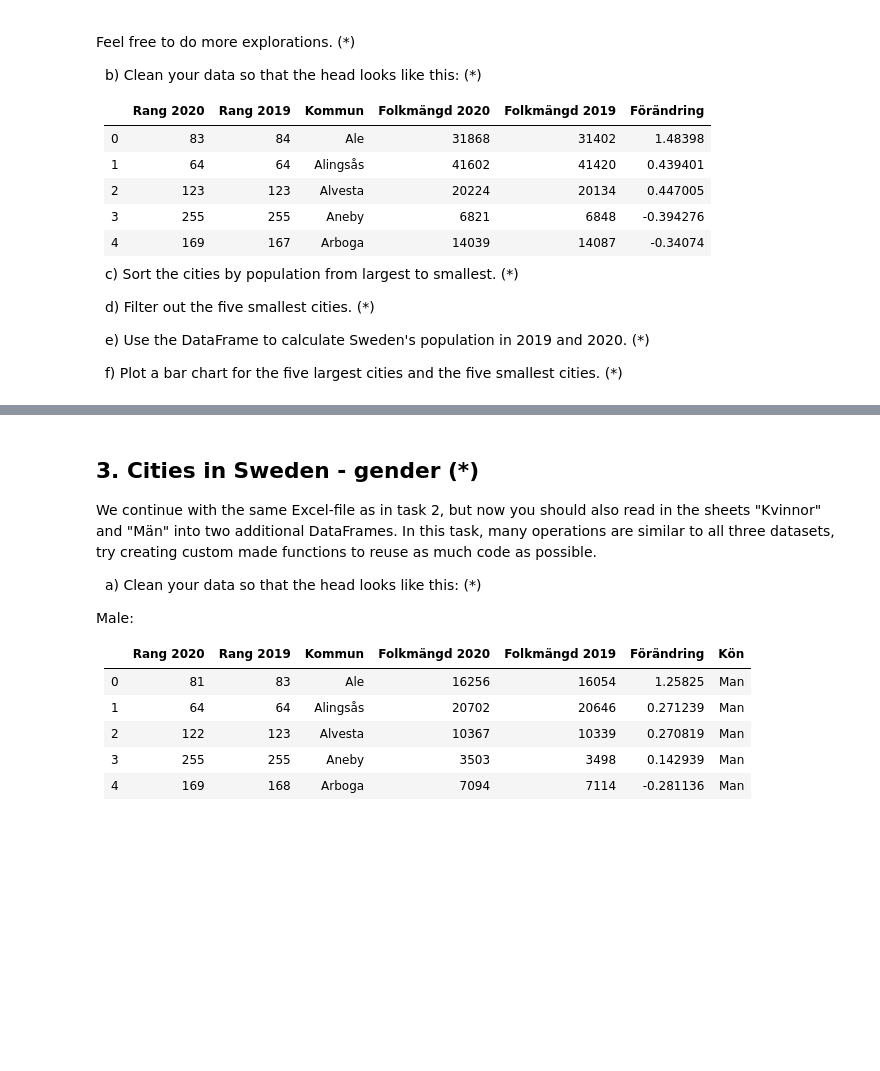
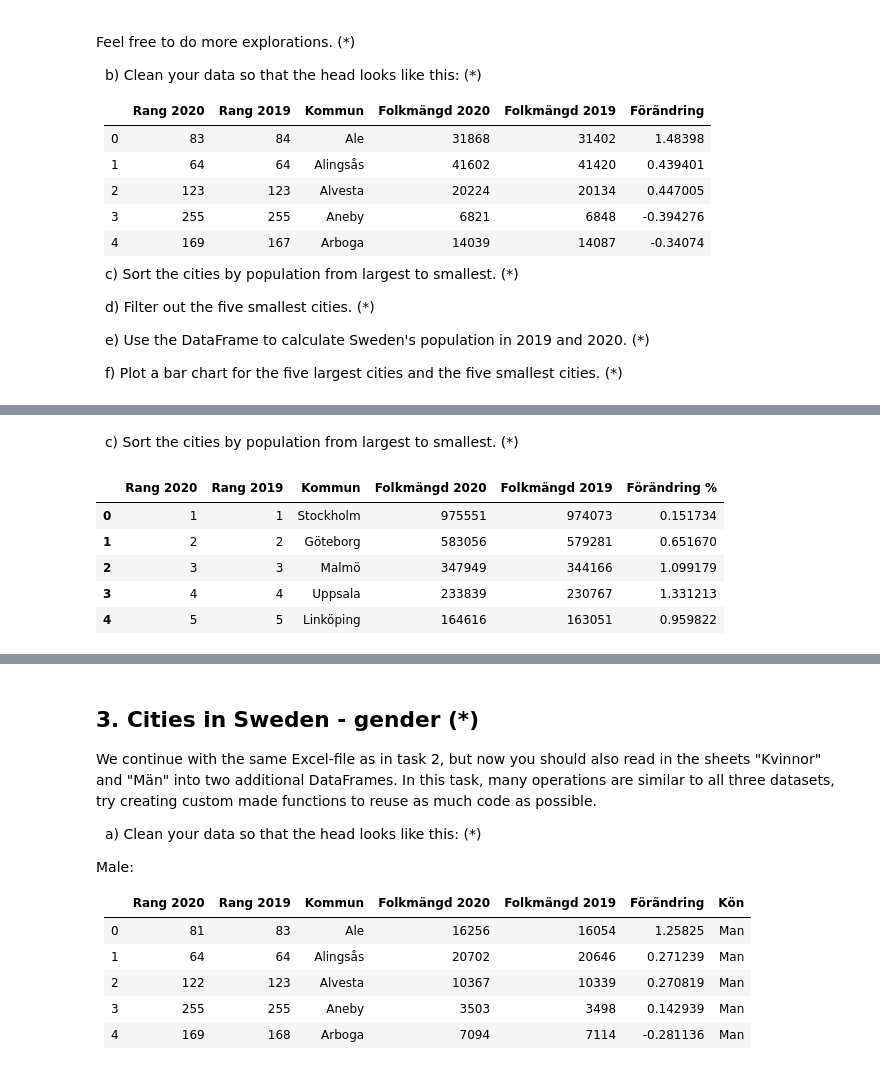
Before and after one commit to JoelOscarsson/Databehandling-JoelOscarsson, a Jupyter notebook: Assignments/L1-Pandas-b-syntax.ipynb, the cells around one changed output, grey strips where cells are left out. Drawn from its saved outputs; the diff is of its cells as text; code cells hidden in the pictures; blank space fills up the shorter version.

```diff
--- a/Assignments/L1-Pandas-b-syntax.ipynb
+++ b/Assignments/L1-Pandas-b-syntax.ipynb
@@ -224,0 +283,16 @@ Feel free to do more explorations. (*)
+# %% [markdown]
+&nbsp; c) Sort the cities by population from largest to smallest. (*)
+# %%
+df2_sorted = df2.sort_values(by="Rang 2020", ascending = True, ignore_index=True)   # Same as i did in the first assignment, but added ignore_index = True
+
+# ignore_index gör så att du kan kontrollera det nya registret(indexet) av den nya outputen. Default är false. Eftersom jag satte True så kommer pandas ignorera index värdena i input och
+# ge ett nytt index för outputen (Den stapeln längst till vänster som är 0, 1, 2 osv.)
+
+df2_sorted.head()
+# %% [output]
+|  | Rang 2020 | Rang 2019 | Kommun | Folkmängd 2020 | Folkmängd 2019 | Förändring % |
+| 0 | 1 | 1 | Stockholm | 975551 | 974073 | 0.151734 |
+| 1 | 2 | 2 | Göteborg | 583056 | 579281 | 0.651670 |
+| 2 | 3 | 3 | Malmö | 347949 | 344166 | 1.099179 |
+| 3 | 4 | 4 | Uppsala | 233839 | 230767 | 1.331213 |
+| 4 | 5 | 5 | Linköping | 164616 | 163051 | 0.959822 |
```
Also changed, not shown: parts of 9 cells of this notebook, 1 other file.
